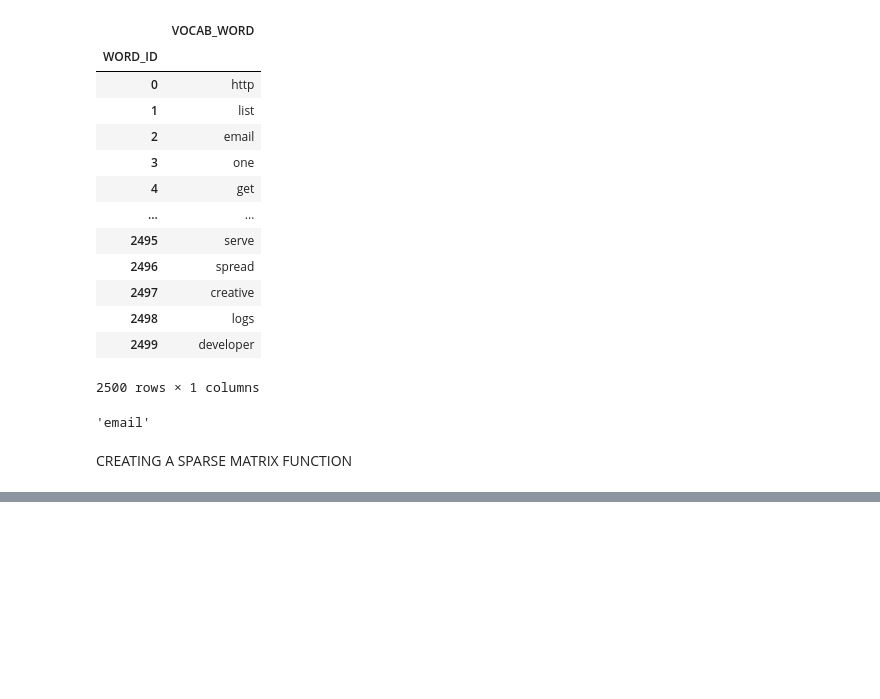
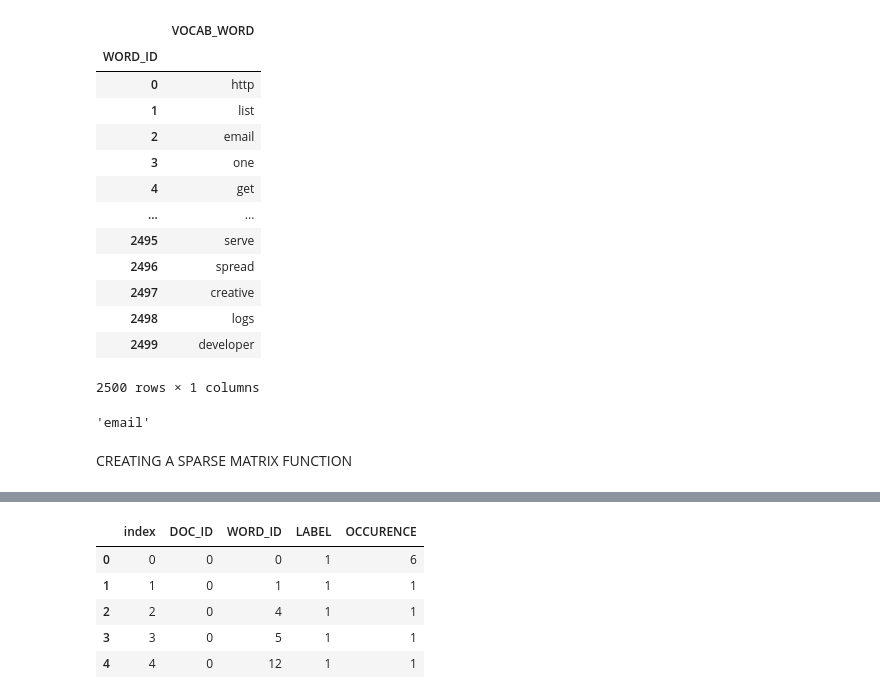
Before and after one commit to KumarGaurav20/Spam-Emails, a Jupyter notebook: Spam_Filteration.ipynb, the cells around one changed output, grey strips where cells are left out. Cells and saved outputs as stored; diff of their text form; code cells hidden in the pictures; blank space fills up the shorter version.

```diff
--- a/Spam_Filteration.ipynb
+++ b/Spam_Filteration.ipynb
@@ -497,3 +500,6 @@ def make_sparse_matrix(df, indexed_words, labels):  #labels is the categoory
                 dict_list.append(item)
 
     return pd.DataFrame(dict_list)
+# %%
+# Passing the X_train and y-train to sparse matix making function
+sparse_train_df = make_sparse_matrix(X_train, word_index, y_train)
@@ -499,0 +528,3 @@ def make_sparse_matrix(df, indexed_words, labels):  #labels is the categoory
+# %%
+train_grouped = sparse_train_df.groupby(['DOC_ID', 'WORD_ID', 'LABEL']).sum()
+train_grouped.head()
@@ -499,0 +539,10 @@ def make_sparse_matrix(df, indexed_words, labels):  #labels is the categoory
+# %%
+train_grouped = train_grouped.reset_index()  #making doc_id prettier
+train_grouped.head()
+# %% [output]
+|  | index | DOC_ID | WORD_ID | LABEL | OCCURENCE |
+| 0 | 0 | 0 | 0 | 1 | 6 |
+| 1 | 1 | 0 | 1 | 1 | 1 |
+| 2 | 2 | 0 | 4 | 1 | 1 |
+| 3 | 3 | 0 | 5 | 1 | 1 |
+| 4 | 4 | 0 | 12 | 1 | 1 |
```
Also changed, not shown: parts of 15 cells of this notebook.
